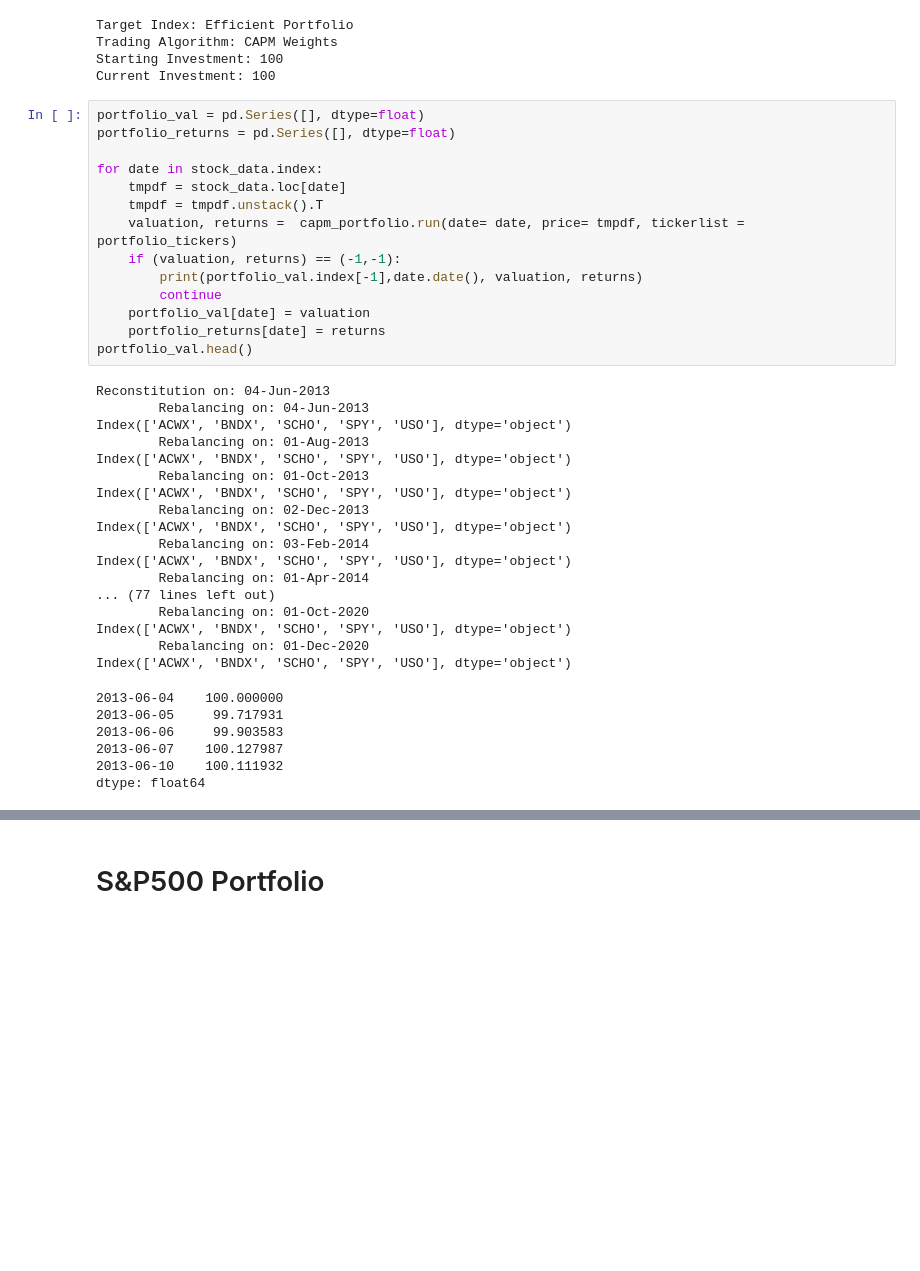
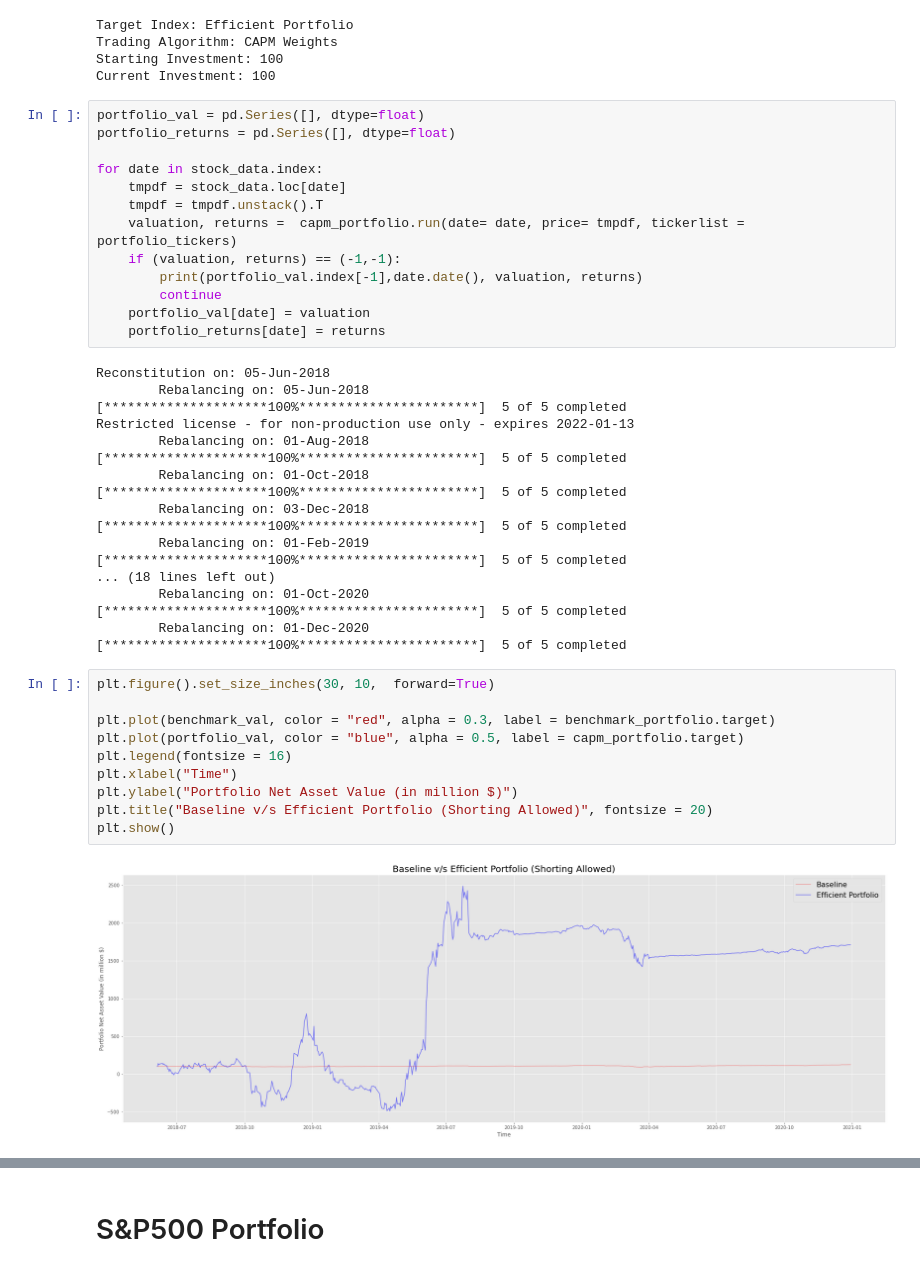
Before and after one commit to rohitashwachaks/finance, a Jupyter notebook: InvestmentStategies - Vito/HW3/portfolio.ipynb, the cells around one changed output, grey strips where cells are left out. Cells and saved outputs as stored; diff of their text form; blank space fills up the shorter version.

Commit message:
CAPM DONE

```diff
--- a/InvestmentStategies - Vito/HW3/portfolio.ipynb
+++ b/InvestmentStategies - Vito/HW3/portfolio.ipynb
@@ -237,31 +223,36 @@ for date in stock_data.index:
         continue
     portfolio_val[date] = valuation
     portfolio_returns[date] = returns
-portfolio_val.head()
 # %% [output]
-Reconstitution on: 04-Jun-2013
-        Rebalancing on: 04-Jun-2013
-Index(['ACWX', 'BNDX', 'SCHO', 'SPY', 'USO'], dtype='object')
-        Rebalancing on: 01-Aug-2013
-Index(['ACWX', 'BNDX', 'SCHO', 'SPY', 'USO'], dtype='object')
-        Rebalancing on: 01-Oct-2013
-Index(['ACWX', 'BNDX', 'SCHO', 'SPY', 'USO'], dtype='object')
-        Rebalancing on: 02-Dec-2013
-Index(['ACWX', 'BNDX', 'SCHO', 'SPY', 'USO'], dtype='object')
-        Rebalancing on: 03-Feb-2014
-Index(['ACWX', 'BNDX', 'SCHO', 'SPY', 'USO'], dtype='object')
-        Rebalancing on: 01-Apr-2014
-... (77 lines left out)
+Reconstitution on: 05-Jun-2018
+        Rebalancing on: 05-Jun-2018
+[*********************100%***********************]  5 of 5 completed
+Restricted license - for non-production use only - expires 2022-01-13
+        Rebalancing on: 01-Aug-2018
+[*********************100%***********************]  5 of 5 completed
+        Rebalancing on: 01-Oct-2018
+[*********************100%***********************]  5 of 5 completed
+        Rebalancing on: 03-Dec-2018
+[*********************100%***********************]  5 of 5 completed
+        Rebalancing on: 01-Feb-2019
+[*********************100%***********************]  5 of 5 completed
+... (18 lines left out)
         Rebalancing on: 01-Oct-2020
-Index(['ACWX', 'BNDX', 'SCHO', 'SPY', 'USO'], dtype='object')
+[*********************100%***********************]  5 of 5 completed
         Rebalancing on: 01-Dec-2020
-Index(['ACWX', 'BNDX', 'SCHO', 'SPY', 'USO'], dtype='object')
+[*********************100%***********************]  5 of 5 completed
-2013-06-04    100.000000
-2013-06-05     99.717931
-2013-06-06     99.903583
-2013-06-07    100.127987
-2013-06-10    100.111932
-dtype: float64
+# %%
+plt.figure().set_size_inches(30, 10,  forward=True)
+
+plt.plot(benchmark_val, color = "red", alpha = 0.3, label = benchmark_portfolio.target)
+plt.plot(portfolio_val, color = "blue", alpha = 0.5, label = capm_portfolio.target)
+plt.legend(fontsize = 16)
+plt.xlabel("Time")
+plt.ylabel("Portfolio Net Asset Value (in million $)")
+plt.title("Baseline v/s Efficient Portfolio (Shorting Allowed)", fontsize = 20)
+plt.show()
+# %% [output]
+[figure, added]
 # %%
 plt.figure().set_size_inches(30, 10,  forward=True)
 
```
Also changed, not shown: parts of 10 cells of this notebook, 2 other files.
